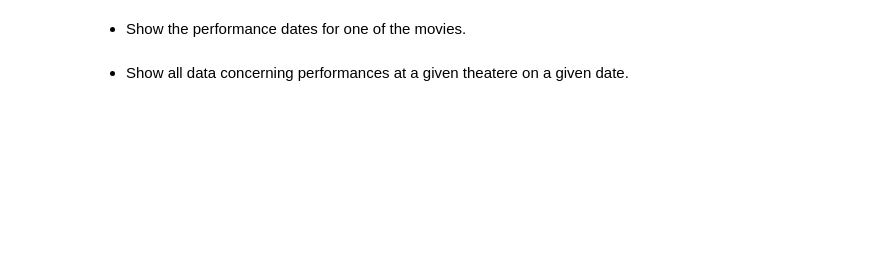
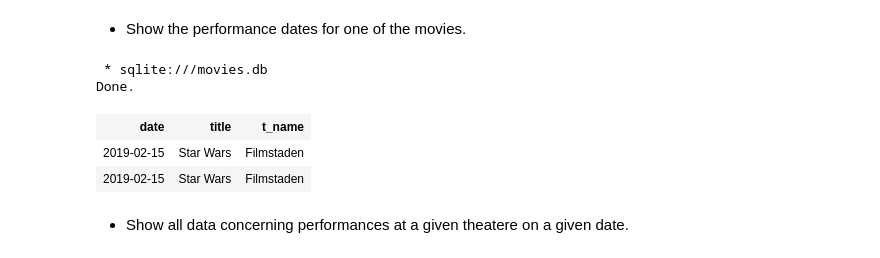
Before and after one commit to Rydebrink/EDAF75, a Jupyter notebook: lab2/lab2-nb.ipynb, the cells around one changed output. Drawn from its saved outputs; the diff is of its cells as text; code cells hidden in the pictures; blank space fills up the shorter version.

```diff
--- a/lab2/lab2-nb.ipynb
+++ b/lab2/lab2-nb.ipynb
@@ -46,3 +50,16 @@ FROM movies
+# %%
+%%sql
+select date, title, t_name
+from performances
+join films
+using (imdb_key)
+where title like 'Star Wars'
+# %% [output]
+ * sqlite:///movies.db
+Done.
+| date | title | t_name |
+| 2019-02-15 | Star Wars | Filmstaden |
+| 2019-02-15 | Star Wars | Filmstaden |
 # %% [markdown]
 + Show all data concerning performances at a given theatere
   on a given date.
```
Also changed, not shown: parts of 18 cells of this notebook, 4 other files.
